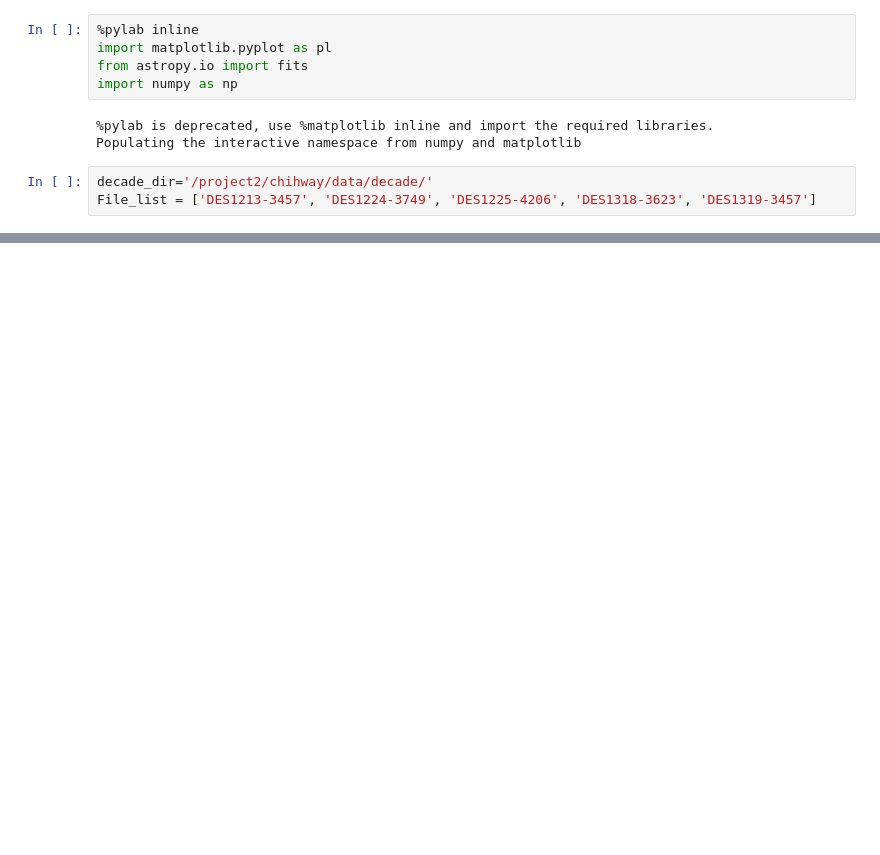
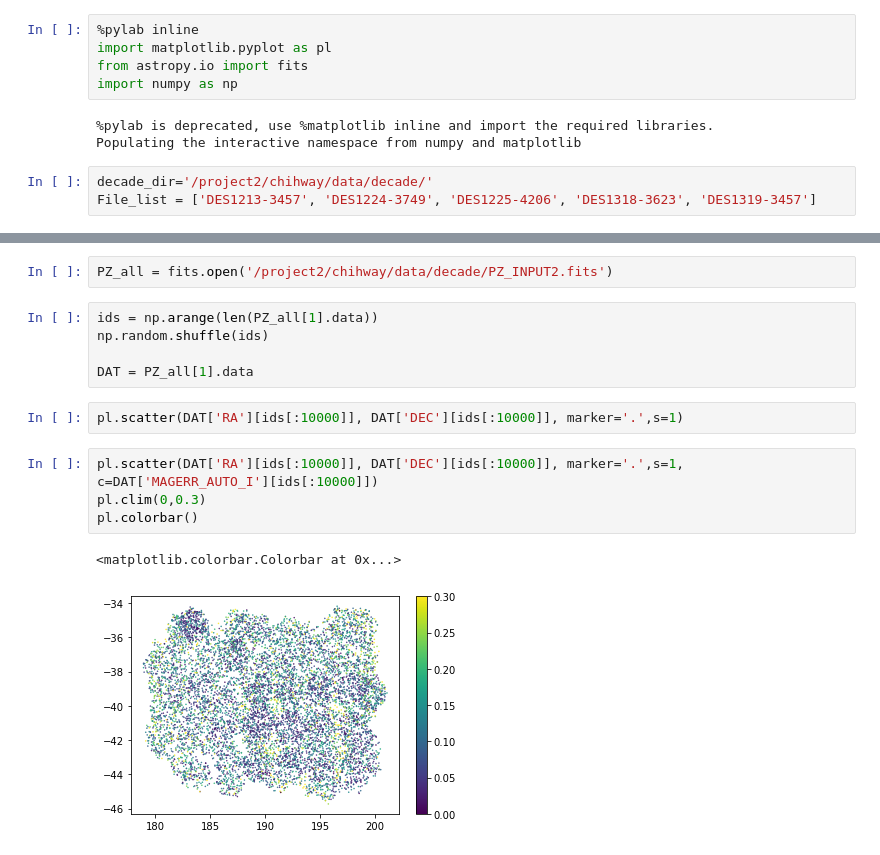
Before and after one commit to delve-survey/mcal_sim_test, a Jupyter notebook: notebooks/Selection.ipynb, the cells around one changed output, grey strips where cells are left out. Saved outputs shown, nothing was run; the diff lists cells and outputs as text; blank space fills up the shorter version.

```diff
--- a/notebooks/Selection.ipynb
+++ b/notebooks/Selection.ipynb
@@ -92,0 +145,16 @@ Text(0, 0.5, 'SPREAD_MODEL_I')
+# %%
+PZ_all = fits.open('/project2/chihway/data/decade/PZ_INPUT2.fits')
+# %%
+ids = np.arange(len(PZ_all[1].data))
+np.random.shuffle(ids)
+
+DAT = PZ_all[1].data
+# %%
+pl.scatter(DAT['RA'][ids[:10000]], DAT['DEC'][ids[:10000]], marker='.',s=1)
+# %%
+pl.scatter(DAT['RA'][ids[:10000]], DAT['DEC'][ids[:10000]], marker='.',s=1, c=DAT['MAGERR_AUTO_I'][ids[:10000]])
+pl.clim(0,0.3)
+pl.colorbar()
+# %% [output]
+<matplotlib.colorbar.Colorbar at 0x...>
+[figure, added]
```
Also changed, not shown: parts of 21 cells of this notebook.
